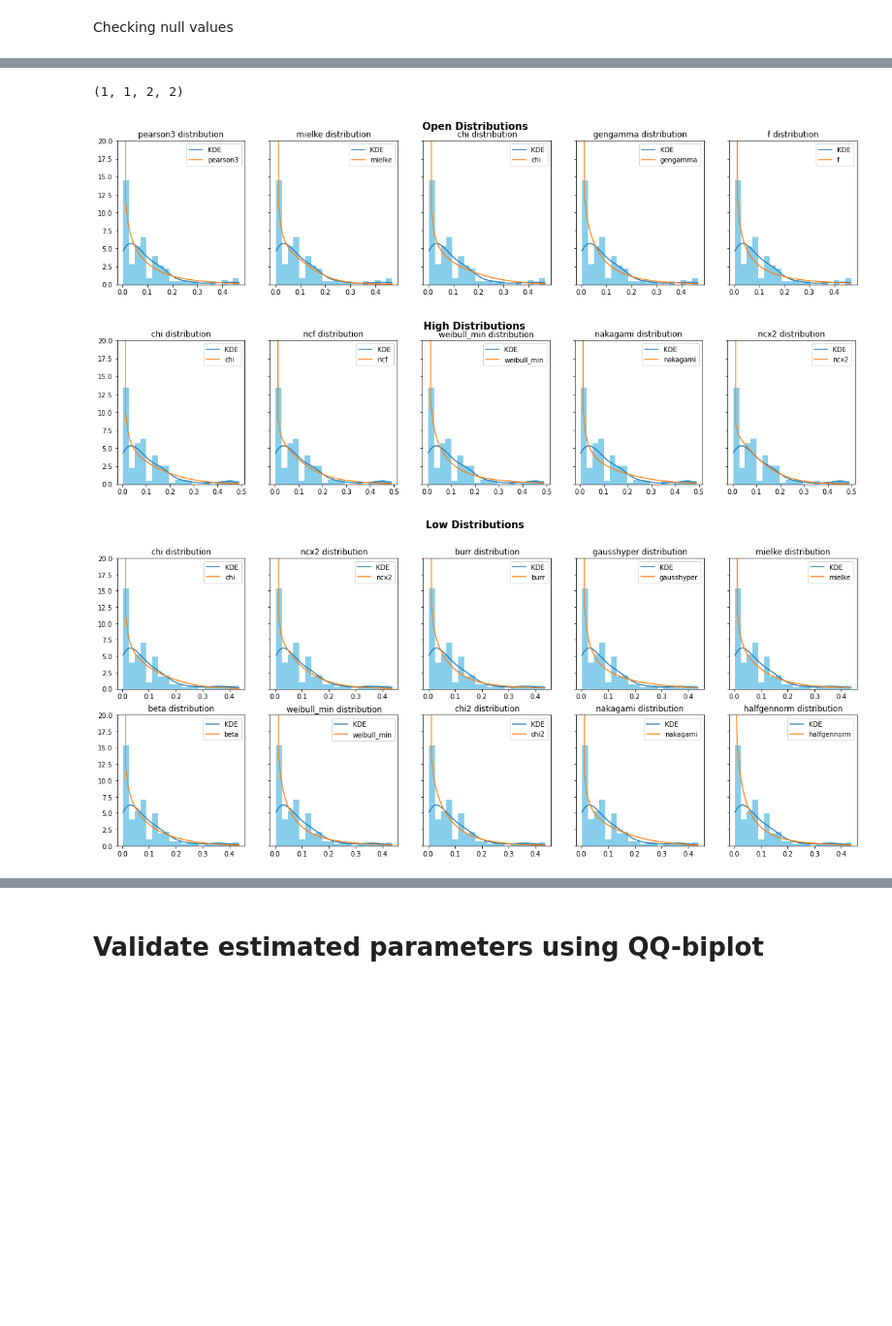
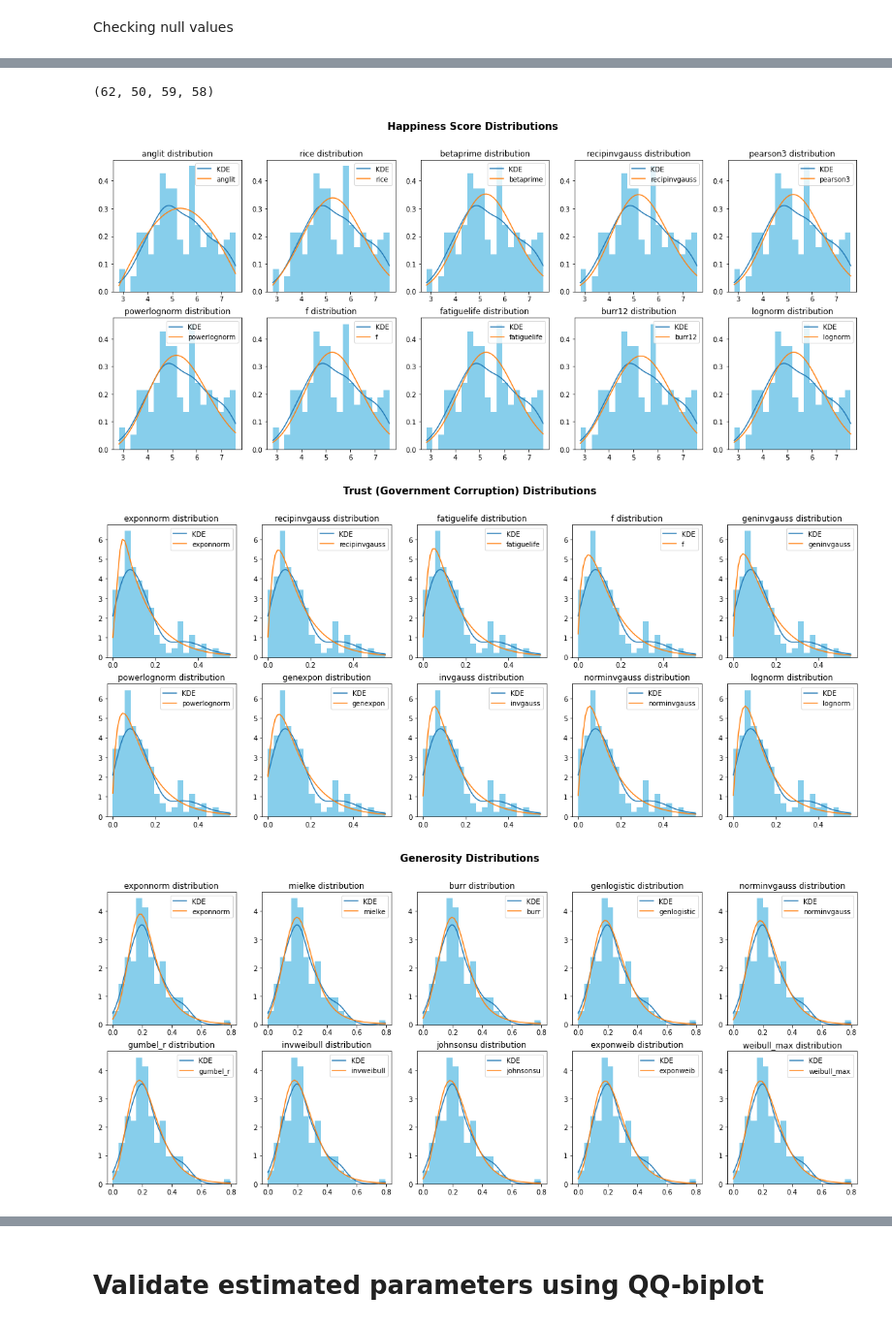
Before and after one commit to affand20/m2m-labs, a Jupyter notebook: lab1.ipynb, the cells around one changed output, grey strips where cells are left out. Shown at 97% size. Cells and saved outputs as stored; diff of their text form; code cells hidden in the pictures; blank space fills up the shorter version.

```diff
--- a/lab1.ipynb
+++ b/lab1.ipynb
@@ -218,22 +232,16 @@ dist_name = ['alpha', 'anglit', 'arcsine', 'argus', 'beta', 'betaprime', 'bradfo
         'weibull_min', 'weibull_max', 'wrapcauchy']
 
 df_dist = []
-for d in dist_name:
-    print(d)
+for d in tqdm(dist_name):
     dct = {
             'distribution': d
     }
-    for c in stock.columns[1:]:
+    for c in happiness.columns:
         try:
             dist = getattr(scipy.stats, d)
-            # # boxcox
-            # feature = scipy.stats.boxcox(stock[c])
-            # param = dist.fit(feature[0])
-            # _, kstest = scipy.stats.kstest(feature[0], d, param, N=100)
-            # _, chisq = scipy.stats.chisquare(feature[0])
 
             # original
-            feature = stock[c]
+            feature = happiness[c]
             param = dist.fit(feature)
             _, kstest = scipy.stats.kstest(feature, d, param, N=100)
             _, chisq = scipy.stats.chisquare(feature)
@@ -268,13 +258,13 @@ wrapcauchy
 # %%
-# Top 3 distribution for Open
-top_open = df_dist[df_dist['Open_kstest'] >= 0.05].sort_values(by=['Open_kstest'], ascending=False).reset_index()
+# suitable distribution for happiness
+top_happiness = df_dist[df_dist['Happiness Score_kstest'] >= 0.05].sort_values(by=['Happiness Score_kstest'], ascending=False).reset_index()
 
-# Top 3 distribution for High
-top_high = df_dist[df_dist['High_kstest'] >= 0.05].sort_values(by=['High_kstest'], ascending=False).reset_index()
+# suitable distribution for trust
+top_trust = df_dist[df_dist['Trust (Government Corruption)_kstest'] >= 0.05].sort_values(by=['Trust (Government Corruption)_kstest'], ascending=False).reset_index()
 
-# Top 3 distribution for Low
-top_low = df_dist[df_dist['Low_kstest'] >= 0.05].sort_values(by=['Low_kstest'], ascending=False).reset_index()
+# suitable distribution for generosity
+top_generosity = df_dist[df_dist['Generosity_kstest'] >= 0.05].sort_values(by=['Generosity_kstest'], ascending=False).reset_index()
 
-# Top 3 distribution for Close
-top_close = df_dist[df_dist['Close_kstest'] >= 0.05].sort_values(by=['Close_kstest'], ascending=False).reset_index()
+# suitable distribution for dystopia
+top_dystopia = df_dist[df_dist['Dystopia Residual_kstest'] >= 0.05].sort_values(by=['Dystopia Residual_kstest'], ascending=False).reset_index()
 # %%
@@ -289,7 +279,7 @@ top_open.head()
-# %%
-round(len(top_open)/5), round(len(top_high)/5), round(len(top_low)/5), round(len(top_close)/5)
-# %% [output]
-(1, 1, 2, 2)
+# %%
+len(top_happiness), len(top_trust), len(top_generosity), len(top_dystopia)
+# %% [output]
+(62, 50, 59, 58)
 # %%
 def trim_axs(axs, N):
     axs = axs.flat
@@ -297,52 +287,50 @@ def trim_axs(axs, N):
         ax.remove()
     return axs[:N]
 # %%
-columns = ['Open', 'High', 'Low', 'Close']
-df_dist = [top_open, top_high, top_low, top_close]
+columns = happiness.columns
+df_dist = [top_happiness, top_trust, top_generosity, top_dystopia]
 
 for i, col in enumerate(columns):
 
-    feature = stock[col]
-
-    fig_row = round(len(df_dist[i])/5)
+    feature = happiness[col]
+    fig_row = 2
     fig_col = 5
 
-    figsize = (20,8) if fig_row > 1 else (20, 4)
-    fig, ax = plt.subplots(fig_row, fig_col, figsize=figsize, sharey=True)
+    figsize = (20,8)
+    fig, ax = plt.subplots(fig_row, fig_col, figsize=figsize, sharey=False)
     fig.suptitle('{} Distributions'.format(col), fontsize=15, fontweight='bold')
 
     axs = trim_axs(ax, len(df_dist[i]))
 
-    # default KDE for original dataset
     x = np.linspace(np.min(feature), np.max(feature))
     density = scipy.stats.kde.gaussian_kde(feature)
     xgrid = np.linspace(feature.min(), feature.max(), 100)
 
     for ax, row in zip(axs, df_dist[i].iterrows()):
 
         row = row[1]
         dist = getattr(scipy.stats, row['distribution'])
         params = row['{}_params'.format(columns[i])]
 
         # plot default KDE
         ax.plot(xgrid, density(xgrid), label='KDE')
         ax.hist(feature, bins=20, density=True, color='skyblue')
 
         # plot theoritical distribution
         ax.plot(x, dist.pdf(x, *params), label='{}'.format(row['distribution']))
 
         # set plot title
         ax.set_title('{} distribution'.format(row['distribution']))
 
         # enable legend
         ax.legend()
 
         # set ylim
-        ax.set_ylim(0,20)
+        # ax.set_ylim(0,20)
 
 plt.tight_layout()
 plt.show()
 # %% [output]
-[figure, old version]
+[figure, new version]
-[figure, old version]
+[figure, new version]
-[figure, old version]
+[figure, new version]
```
Also changed, not shown: parts of 27 cells of this notebook, 6 other files.
